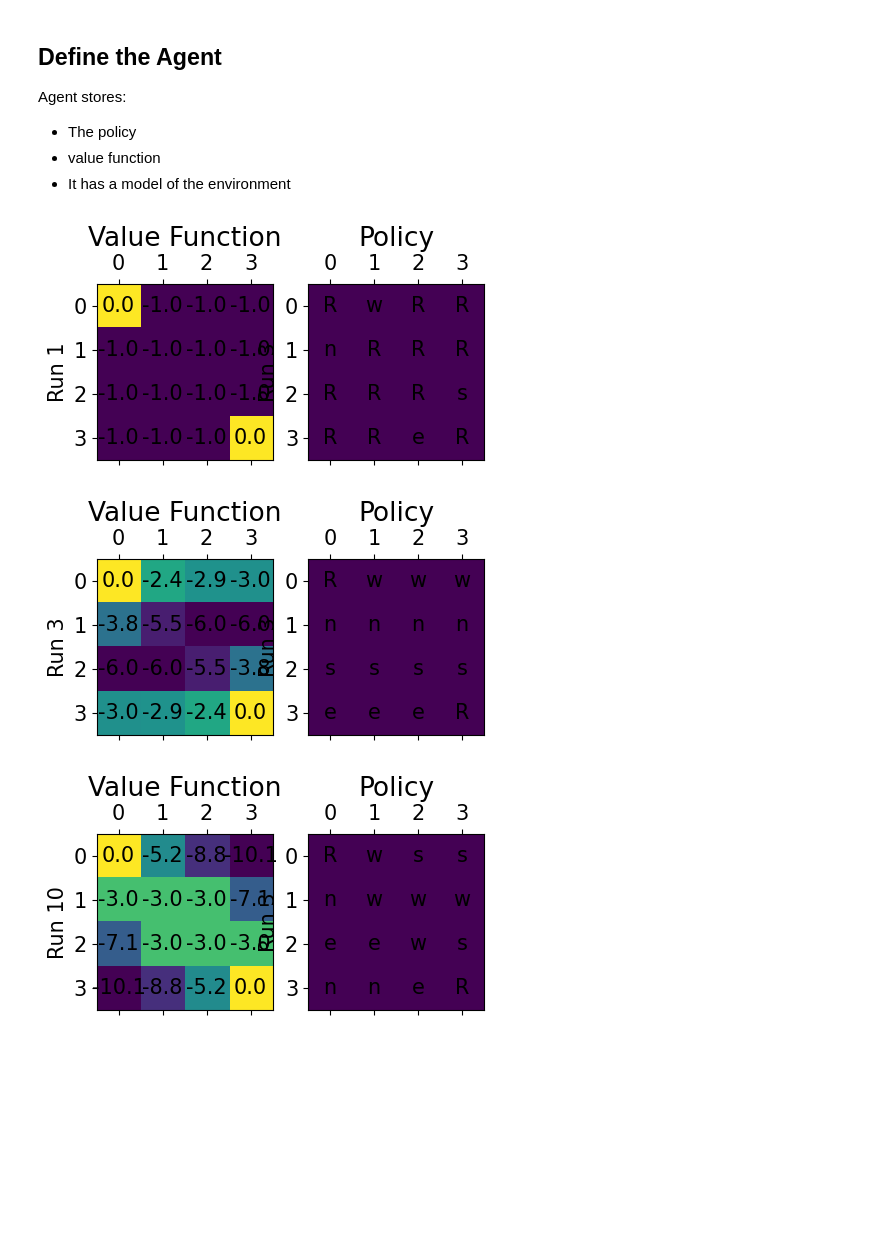
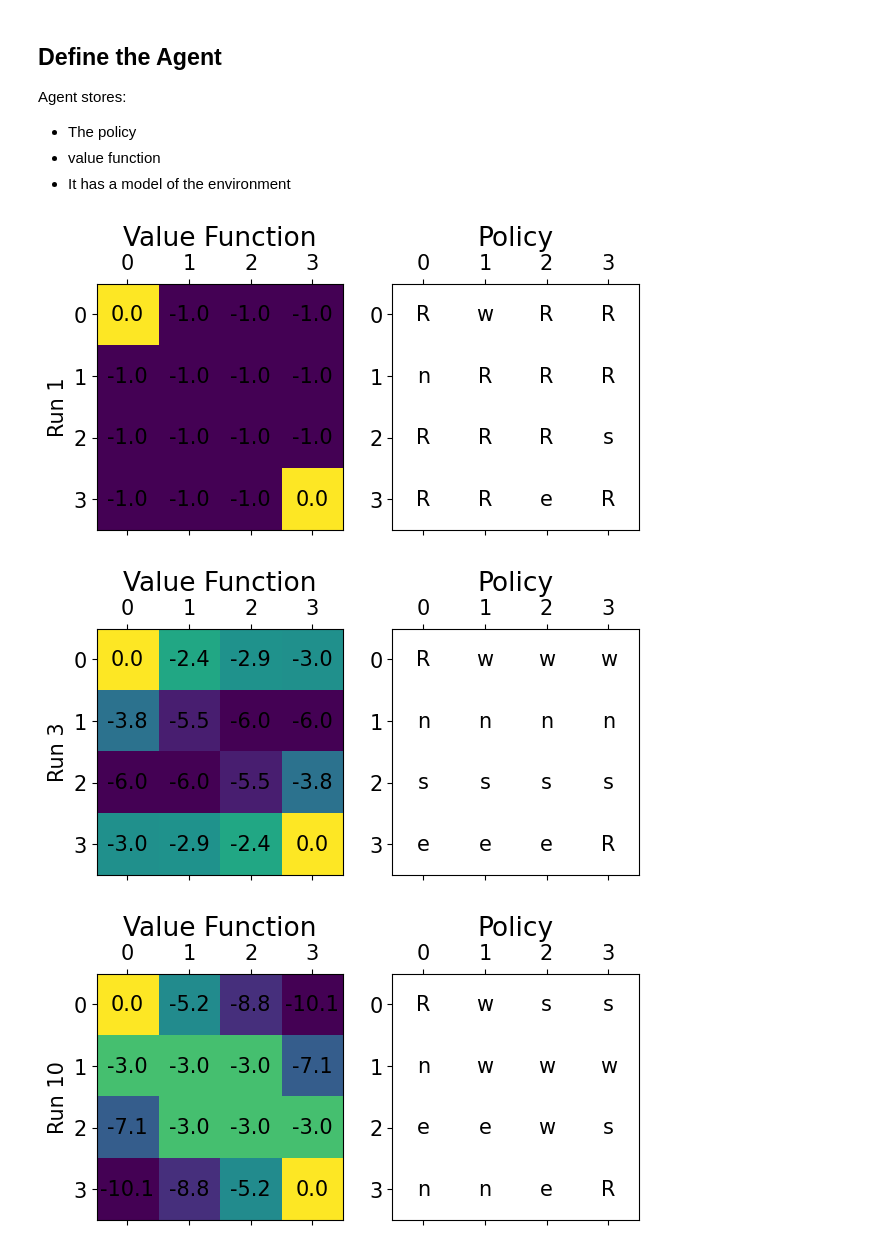
Before and after one commit to oesst/rl_lecture_examples, a Jupyter notebook: Lecture 3 Policy Iteration.ipynb, the cells around one changed output. Cells and saved outputs as stored; diff of their text form; code cells hidden in the pictures; blank space fills up the shorter version.

```diff
--- a/Lecture 3 Policy Iteration.ipynb
+++ b/Lecture 3 Policy Iteration.ipynb
@@ -275,7 +275,7 @@ for i in range(100):
 
     if i==0 or i == 1 or i == 3 or i == 10 or i == 100:
         # plot the results
-        fig =plt.figure(figsize=(5,5))
+        fig =plt.figure(figsize=(7,7))
         axes = fig.subplots(1,2)
 #         if i == 100:
 
@@ -291,35 +291,34 @@ for i in range(100):
 
         ax = axes[1]
 
         # visualize the policy
         p_vis = np.chararray((n,n))
         for i in range(np.size(agent.policy,0)):
             for ii in range(np.size(agent.policy,1)):
                 # translate policy into movement characters
                 if np.all(0.25 == agent.policy[i,ii]):
                     p_vis[i,ii] = 'R'
                 else:
                     # this decoding is upside-down!
                     a_i = np.argmax(agent.policy[i,ii])
                     if a_i == 0:
                         a = 'w'
                     if a_i == 1:
                         a = 's'
                     if a_i == 2:
                         a = 'e'
                     if a_i == 3:
                         a = 'n'
                     p_vis[i,ii] = a
 
 
 
-        c = ax.matshow(np.zeros((n,n)))
+        c = ax.matshow(np.zeros((n,n))* np.nan)
         for (k, j), z in np.ndenumerate(p_vis):
             ax.text(j, k, z.decode(), ha='center', va='center')
-        ax.set_ylabel('Run {0:}'.format(i))
         ax.set_title('Policy')
         plt.show()
 # %% [output]
-[figure, old version]
+[figure, new version]
-[figure, old version]
+[figure, new version]
-[figure, old version]
+[figure, new version]
```
Also changed, not shown: parts of 1 cell of this notebook, 2 other files.
